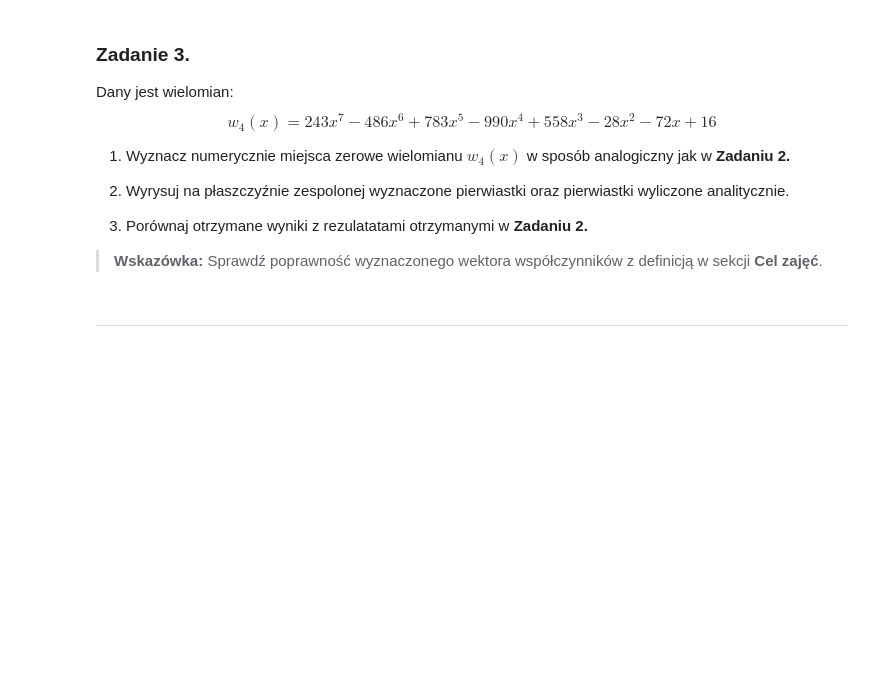
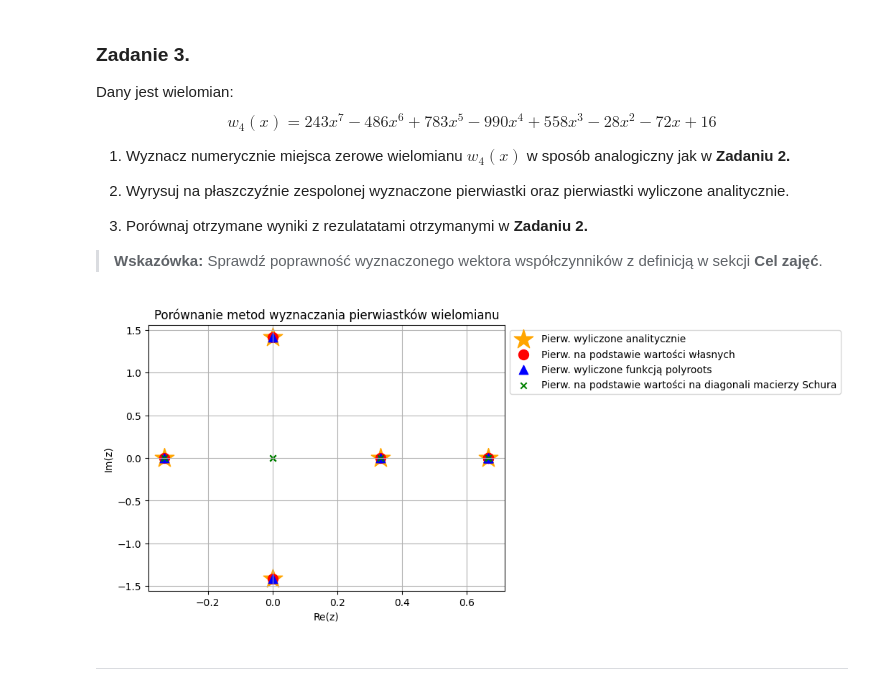
Before and after one commit to MN-KJ-2025/lab-7-pierwiastki-dheczko, a Jupyter notebook: sprawozdanie.ipynb, the cells around one changed output. Saved outputs shown, nothing was run; the diff lists cells and outputs as text; code cells hidden in the pictures; blank space fills up the shorter version.

```diff
--- a/sprawozdanie.ipynb
+++ b/sprawozdanie.ipynb
@@ -269,3 +267,26 @@ $$
+# %%
+# ===== Twoja implementacja tutaj =====
+
+roots = np.array([-1/3+0j, 1/3+0j, 2/3+0j, 0-np.sqrt(2)*1j, 0+np.sqrt(2)*1j])
+coef = np.array([16, -72, -28, 558, -990, 783, -486, 243])
+F_w3 = main.frob_a(coef)
+
+r1 = np.linalg.eigvals(F_w3)
+r2 = np.diag(sp.linalg.schur(F_w3)[0])
+r3 = nppoly.polyroots(coef)
+
+plt.scatter(roots.real, roots.imag, label="Pierw. wyliczone analitycznie", marker='*', s=400, color='orange')
+plt.scatter(r1.real, r1.imag, label="Pierw. na podstawie wartości własnych", marker='o', s=100, color='red')
+plt.scatter(r3.real, r3.imag, label="Pierw. wyliczone funkcją polyroots", marker='^', s=80, color='blue')
+plt.scatter(r2.real, r2.imag, label="Pierw. na podstawie wartości na diagonali macierzy Schura", marker='x', color='green')
+plt.xlabel("Re(z)")
+plt.ylabel("Im(z)")
+plt.title("Porównanie metod wyznaczania pierwiastków wielomianu")
+plt.legend(bbox_to_anchor=(1, 1))
+plt.grid(True)
+plt.show()
+# %% [output]
+[figure, added]
 # %% [markdown]
 ---
 # %% [markdown]
```
Also changed, not shown: parts of 1 cell of this notebook.
